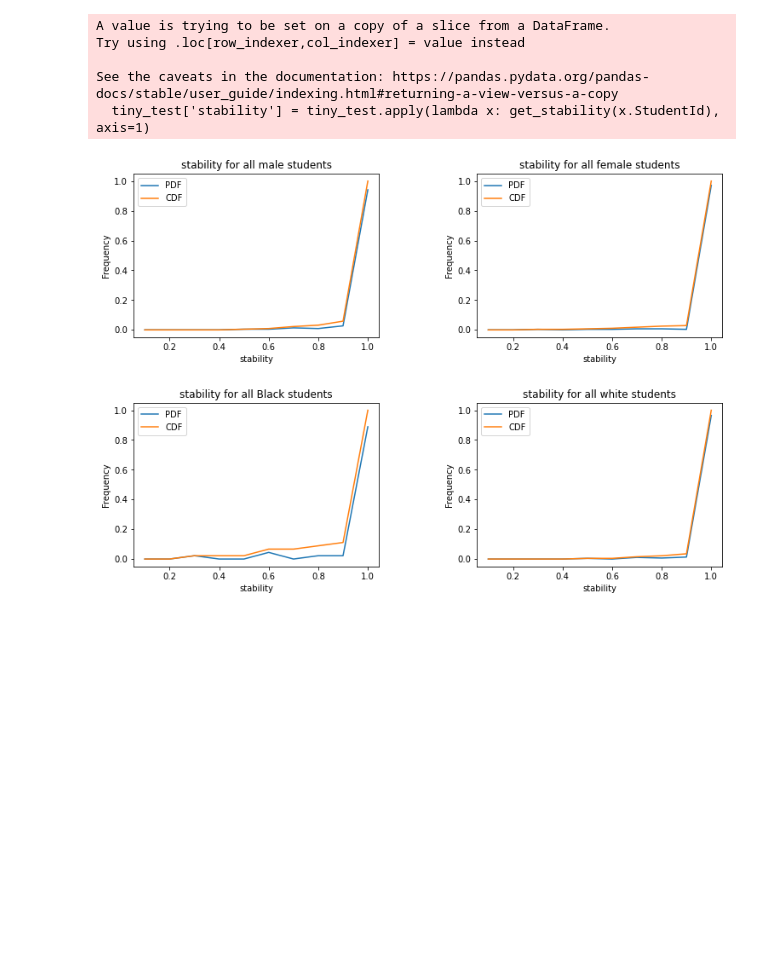
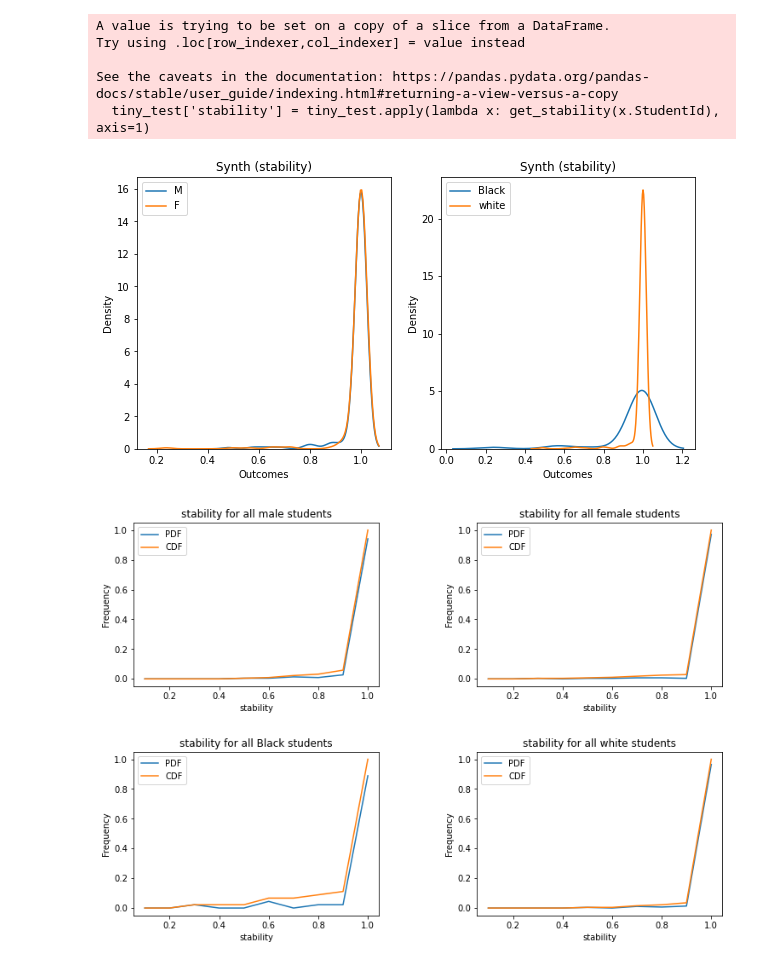
Before and after one commit to lurosenb/Swap_Auditor, a Jupyter notebook: nels_stability_tests.ipynb, the cells around one changed output. Saved outputs shown, nothing was run; the diff lists cells and outputs as text; code cells hidden in the pictures; blank space fills up the shorter version.

Commit message:
Format density graphs

```diff
--- a/nels_stability_tests.ipynb
+++ b/nels_stability_tests.ipynb
@@ -193,6 +193,15 @@ Try using .loc[row_indexer,col_indexer] = value instead
 
 See the caveats in the documentation: https://pandas.pydata.org/pandas-docs/stable/user_guide/indexing.html#returning-a-view-versus-a-copy
   tiny_test['stability'] = tiny_test.apply(lambda x: get_stability(x.StudentId), axis=1)
+# %%
+def plot_density(dfs, labels, outcome, ax):
+    for i in range(len(dfs)):
+        df = dfs[i]
+        sns.kdeplot(df[outcome], ax=ax, label=labels[i])
+
+    ax.set_title('Synth ('+str(outcome)+')')
+    ax.set_xlabel('Outcomes')
+    ax.legend()
 # %%
 # sex: 1 = M, 2 = F
 # race: 3 = Black, 4 = white
@@ -213,6 +222,13 @@ def plot_cdf(df, feature, students, plot_index):
     plt.ylabel('Frequency')
     plt.title(f'{feature} for {students} students')
     plt.legend()
+# %%
+fig, ax = plt.subplots(1, 2)
+fig.set_size_inches(10, 5)
+plot_density([tiny_test.loc[tiny_test['Sex'] == 1], tiny_test.loc[tiny_test['Sex'] == 2]], ['M', 'F'], 'stability', ax[0])
+plot_density([tiny_test.loc[tiny_test['Race'] == 3], tiny_test.loc[tiny_test['Race'] == 4]], ['Black', 'white'], 'stability', ax[1])
+# %% [output]
+[figure, added]
 # %%
 # plot stabilities of each subgroup
 plt.figure(figsize=(12, 8))
```
Also changed, not shown: parts of 4 cells of this notebook.
